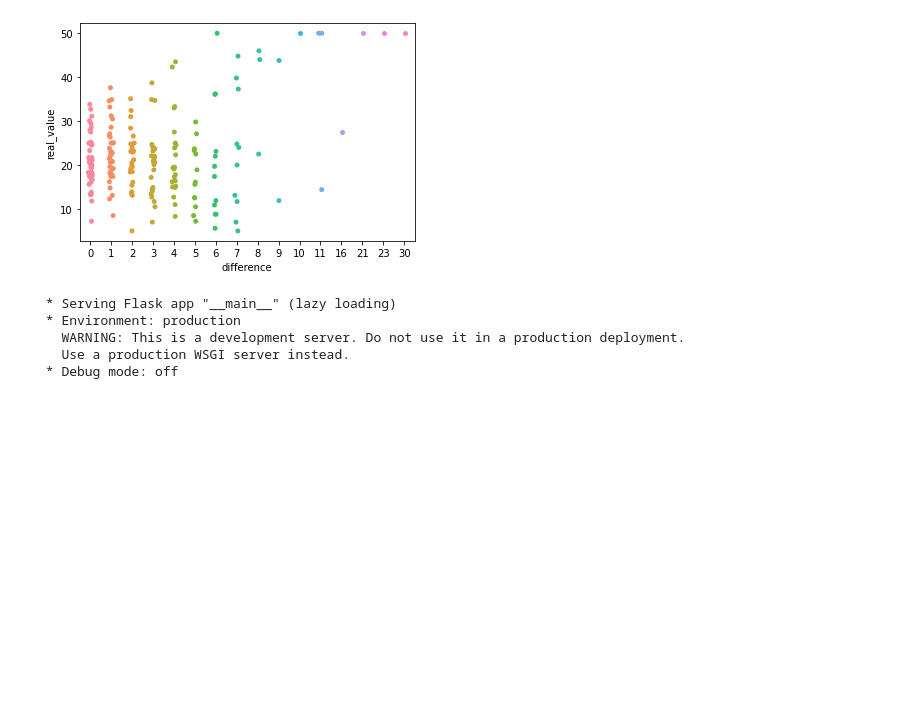
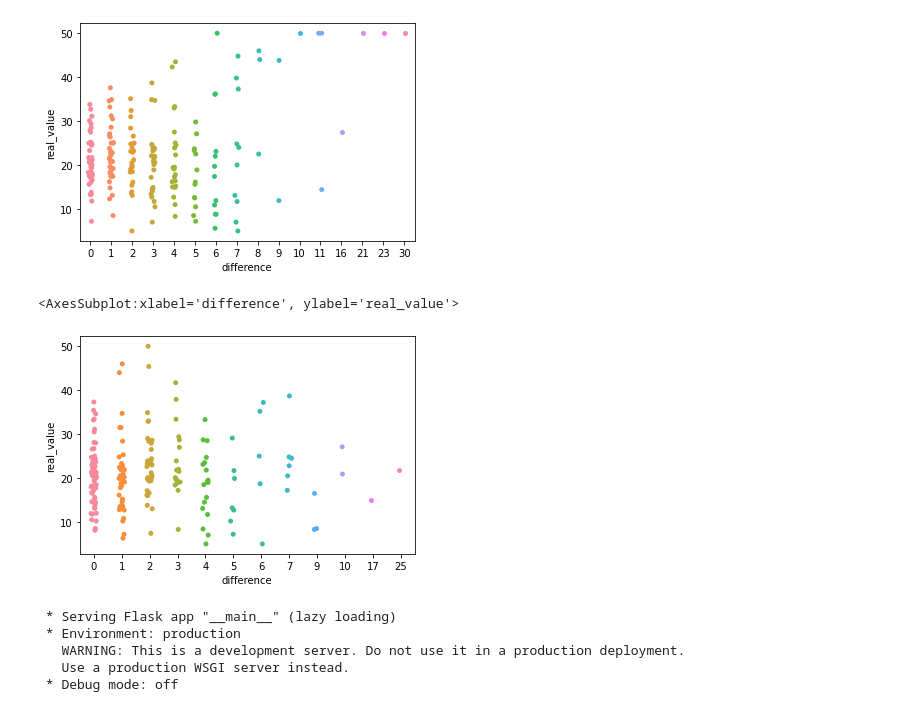
Before and after one commit to zitansmail/housePricing, a Jupyter notebook: BostonHousingPricingProject.ipynb, the cells around one changed output. Cells and saved outputs as stored; diff of their text form; code cells hidden in the pictures; blank space fills up the shorter version.

```diff
--- a/BostonHousingPricingProject.ipynb
+++ b/BostonHousingPricingProject.ipynb
@@ -118,6 +157,12 @@ sns.stripplot(x="difference", y="real_value", data=eva)
 # %% [output]
 <AxesSubplot:xlabel='difference', ylabel='real_value'>
 [figure]
+# %%
+# we can see the majority of predicted values are very close to the real ones
+sns.stripplot(x="difference", y="real_value", data=eva_rf)
+# %% [output]
+<AxesSubplot:xlabel='difference', ylabel='real_value'>
+[figure, added]
 # %%
 # Build simple api suing flask
 from flask import Flask,request, jsonify
```
Also changed, not shown: parts of 14 cells of this notebook, 1 other file.
